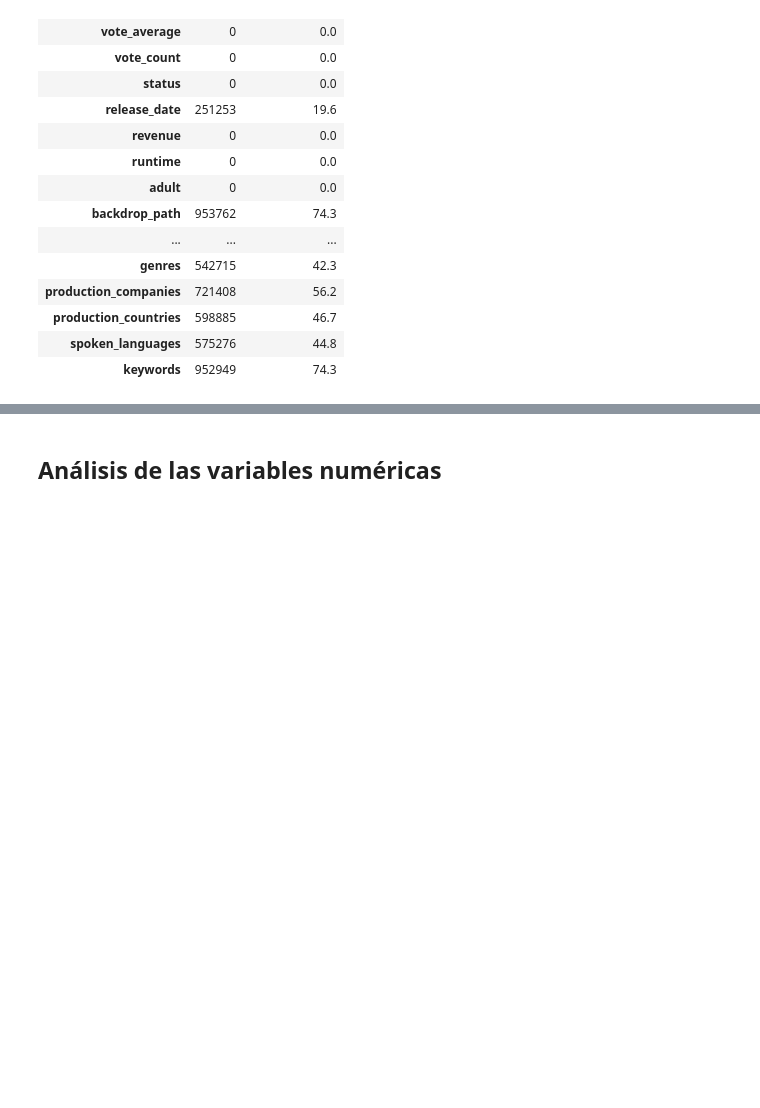
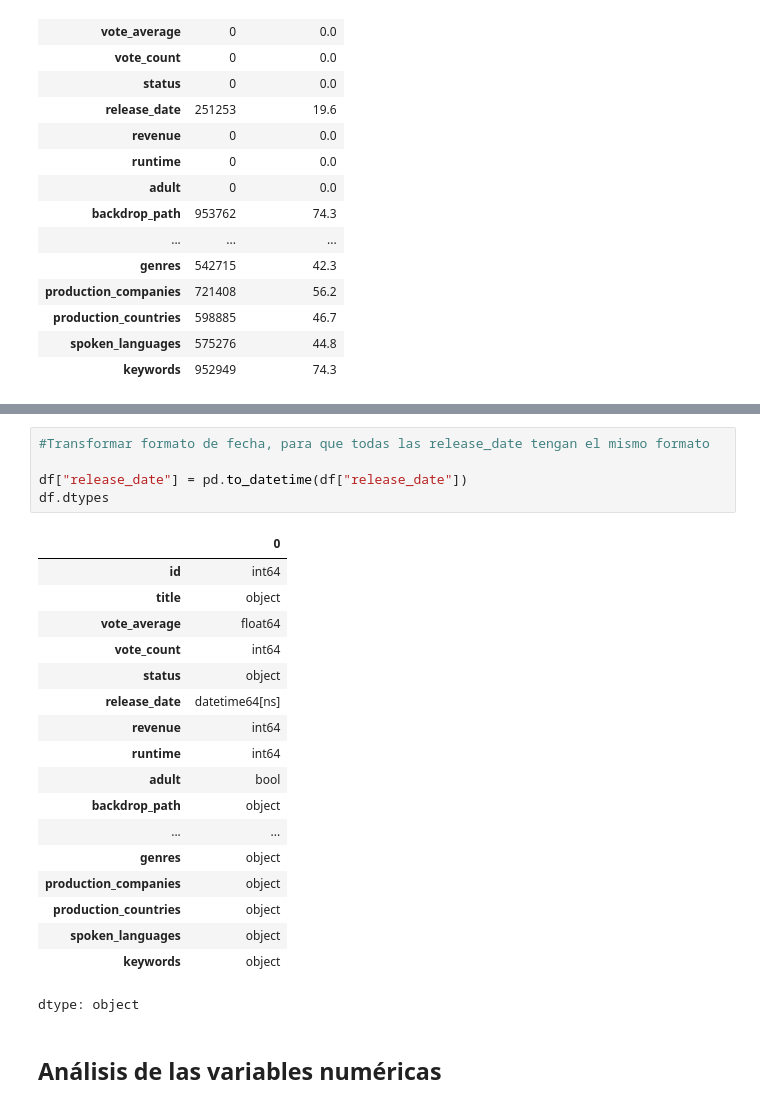
Before and after one commit to jbrazonath/TP_AndD, a Jupyter notebook: TrabajoPráctico.ipynb, the cells around one changed output, grey strips where cells are left out. Saved outputs shown, nothing was run; the diff lists cells and outputs as text; blank space fills up the shorter version.

```diff
--- a/TrabajoPráctico.ipynb
+++ b/TrabajoPráctico.ipynb
@@ -116,3 +139,27 @@ nulos
+# %%
+#Transformar formato de fecha, para que todas las release_date tengan el mismo formato
+
+df["release_date"] = pd.to_datetime(df["release_date"])
+df.dtypes
+# %% [output]
+|  | 0 |
+| id | int64 |
+| title | object |
+| vote_average | float64 |
+| vote_count | int64 |
+| status | object |
+| release_date | datetime64[ns] |
+| revenue | int64 |
+| runtime | int64 |
+| adult | bool |
+| backdrop_path | object |
+| ... | ... |
+| genres | object |
+| production_companies | object |
+| production_countries | object |
+| spoken_languages | object |
+| keywords | object |
+dtype: object
 # %% [markdown]
 ## Análisis de las variables numéricas
 # %%
```
Also changed, not shown: parts of 9 cells of this notebook.
